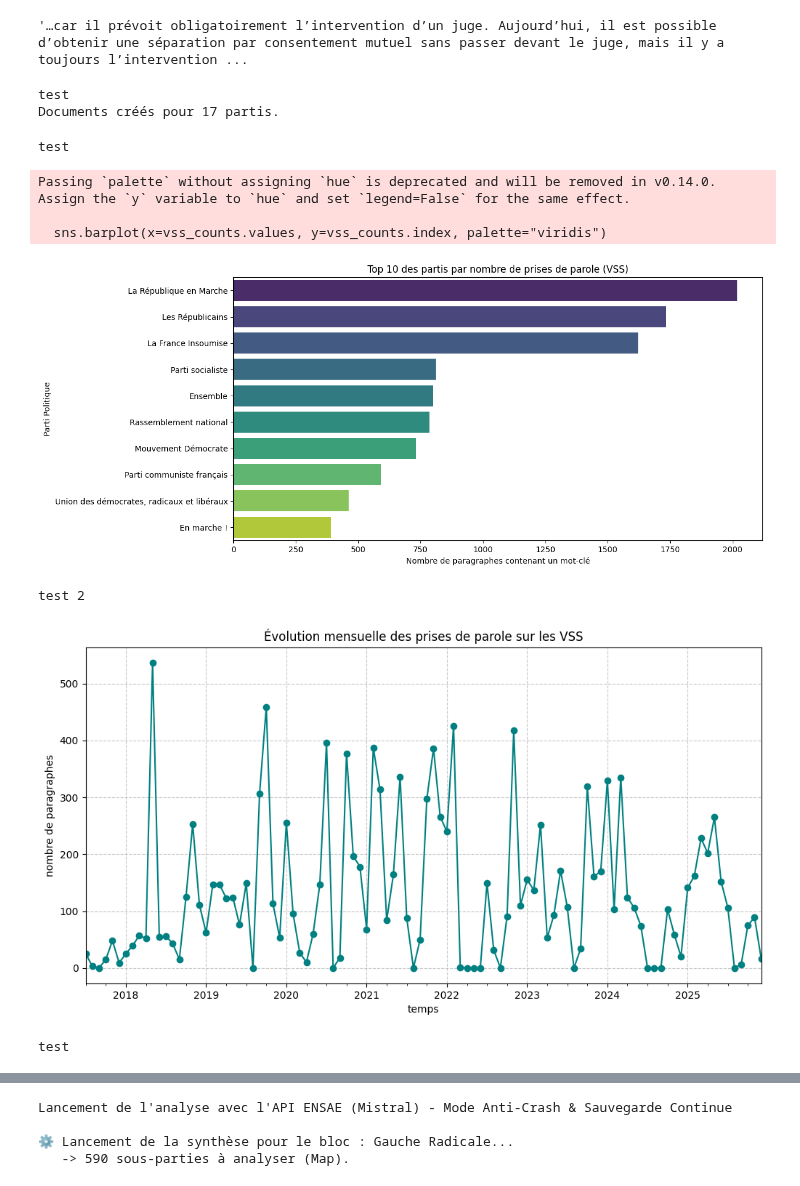
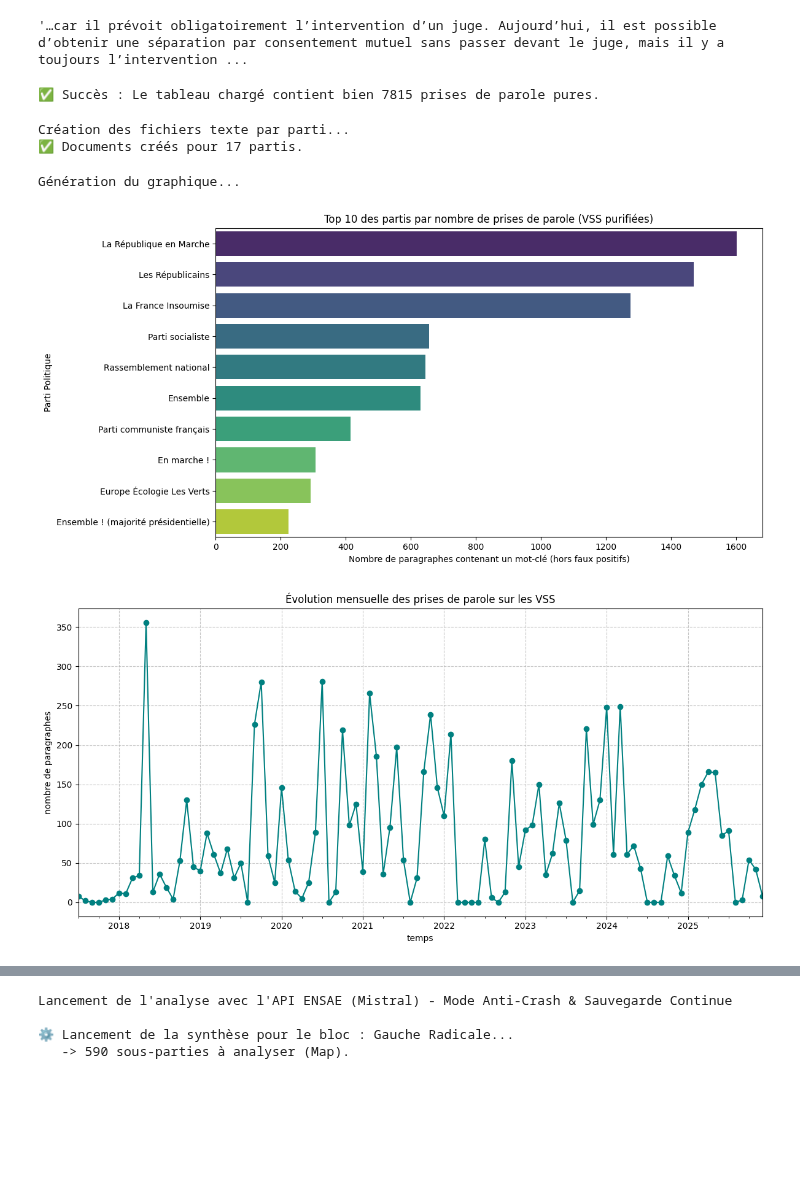
Before and after one commit to gabrielorsatti/projet_eco_socio, a Jupyter notebook: Testfile.ipynb, the cells around one changed output, grey strips where cells are left out. Cells and saved outputs as stored; diff of their text form; code cells hidden in the pictures; blank space fills up the shorter version.

```diff
--- a/Testfile.ipynb
+++ b/Testfile.ipynb
@@ -608,73 +422,87 @@ if __name__ == "__main__":
 df_vss.sample(1)["texte"].values[0]
 # %% [output]
 '…car il prévoit obligatoirement l’intervention d’un juge. Aujourd’hui, il est possible d’obtenir une séparation par consentement mutuel sans passer devant le juge, mais il y a toujours l’intervention ...
+# %%
+import pandas as pd
+import os
+
+# On charge le tableau purifié (sans les impôts, fraudes, etc.) créé à l'étape 1
+chemin_propre = "/home/onyxia/work/projet_eco_socio/df_vss_propre.pkl"
+
+if os.path.exists(chemin_propre):
+    df_vss = pd.read_pickle(chemin_propre)
+    print(f"✅ Succès : Le tableau chargé contient bien {len(df_vss)} prises de parole pures.")
+else:
+    print("❌ ERREUR : Le fichier n'existe pas. Il faut relancer le Grand Filtre avant !")
+# %% [output]
+✅ Succès : Le tableau chargé contient bien 7815 prises de parole pures.
 # %%
-print("test")
+print("Création des fichiers texte par parti...")
 output_dir = "/home/onyxia/work/projet_eco_socio/analyses_par_partis/"
 os.makedirs(output_dir, exist_ok=True)
 
-# on groupe par le nom du parti
+# on groupe par le nom du parti (en utilisant le bon df_vss)
 for parti, group in df_vss.groupby("nom_parti"):
-    # nettoyage du nom du parti pour le nom de fichier
-    nom_propre = "".join(x for x in parti if x.isalnum() or x in "._- ").strip()
+    # On s'assure que parti est bien une chaîne de caractères
+    nom_propre = "".join(x for x in str(parti) if x.isalnum() or x in "._- ").strip()
 
     with open(f"{output_dir}{nom_propre}.txt", "w", encoding="utf-8") as f:
         # on écrit chaque prise de parole dans le fichier
         for discours in group["texte"]:
-            f.write(discours + "\n\n---\n\n")
+            f.write(str(discours) + "\n\n---\n\n")
 
-print(f"Documents créés pour {len(df_vss['nom_parti'].unique())} partis.")
+print(f"✅ Documents créés pour {len(df_vss['nom_parti'].unique())} partis.")
 # %% [output]
-test
-Documents créés pour 17 partis.
+Création des fichiers texte par parti...
+✅ Documents créés pour 17 partis.
 # %%
 import matplotlib.pyplot as plt
 import seaborn as sns
 
-print("test")
-# on s'assure d'avoir notre dataframe filtré avec uniquement les lignes "VSS"
-pattern = '|'.join(a_tester)
-df_vss = df_global[df_global['texte'].str.contains(pattern, case=False, na=False)].copy()
+print("Génération du graphique...")
 
 # Calcul du nombre de prises de parole par parti
 vss_counts = df_vss['nom_parti'].value_counts().head(10) # Top 10 des partis
 
 plt.figure(figsize=(12, 6))
-sns.barplot(x=vss_counts.values, y=vss_counts.index, palette="viridis")
-plt.title("Top 10 des partis par nombre de prises de parole (VSS)")
-plt.xlabel("Nombre de paragraphes contenant un mot-clé")
+
+# Correction du warning Seaborn : on ajoute hue=vss_counts.index et legend=False
+sns.barplot(
+    x=vss_counts.values,
+    y=vss_counts.index,
+    hue=vss_counts.index,
+    palette="viridis",
+    legend=False
+)
+
+plt.title("Top 10 des partis par nombre de prises de parole (VSS purifiées)")
+plt.xlabel("Nombre de paragraphes contenant un mot-clé (hors faux positifs)")
 plt.ylabel("Parti Politique")
+plt.tight_layout()
 plt.show()
-
-print("test 2")
 # %% [output]
-test
+Génération du graphique...
-Passing `palette` without assigning `hue` is deprecated and will be removed in v0.14.0. Assign the `y` variable to `hue` and set `legend=False` for the same effect.
-
-  sns.barplot(x=vss_counts.values, y=vss_counts.index, palette="viridis")
-[figure, old version]
+[figure, new version]
-test 2
 # %%
 def tracer_evolution_vss(df):
     ''' affiche le nombre de prises de parole par mois sur les vss '''
-    # on groupe les données par mois et on compte les lignes
-    evolution = df.resample('M', on='date').size()
+
+    # Correction du warning Pandas : 'ME' au lieu de 'M'
+    evolution = df.resample('ME', on='date').size()
 
     # création du graphique
     plt.figure(figsize=(12, 6))
     evolution.plot(kind='line', marker='o', color='teal')
     plt.title("Évolution mensuelle des prises de parole sur les VSS")
-    # on retire la majuscule par habitude ici aussi
     plt.xlabel("temps")
     plt.ylabel("nombre de paragraphes")
     plt.grid(True, linestyle='--', alpha=0.7)
+    plt.tight_layout()
     plt.show()
 
 tracer_evolution_vss(df_vss)
-print("test")
 # %% [output]
-[figure, old version]
+[figure, new version]
-test
 # %%
 import torch
 from transformers import BertTokenizer, BertModel
```
Also changed, not shown: parts of 3 cells of this notebook, 17 other files.
